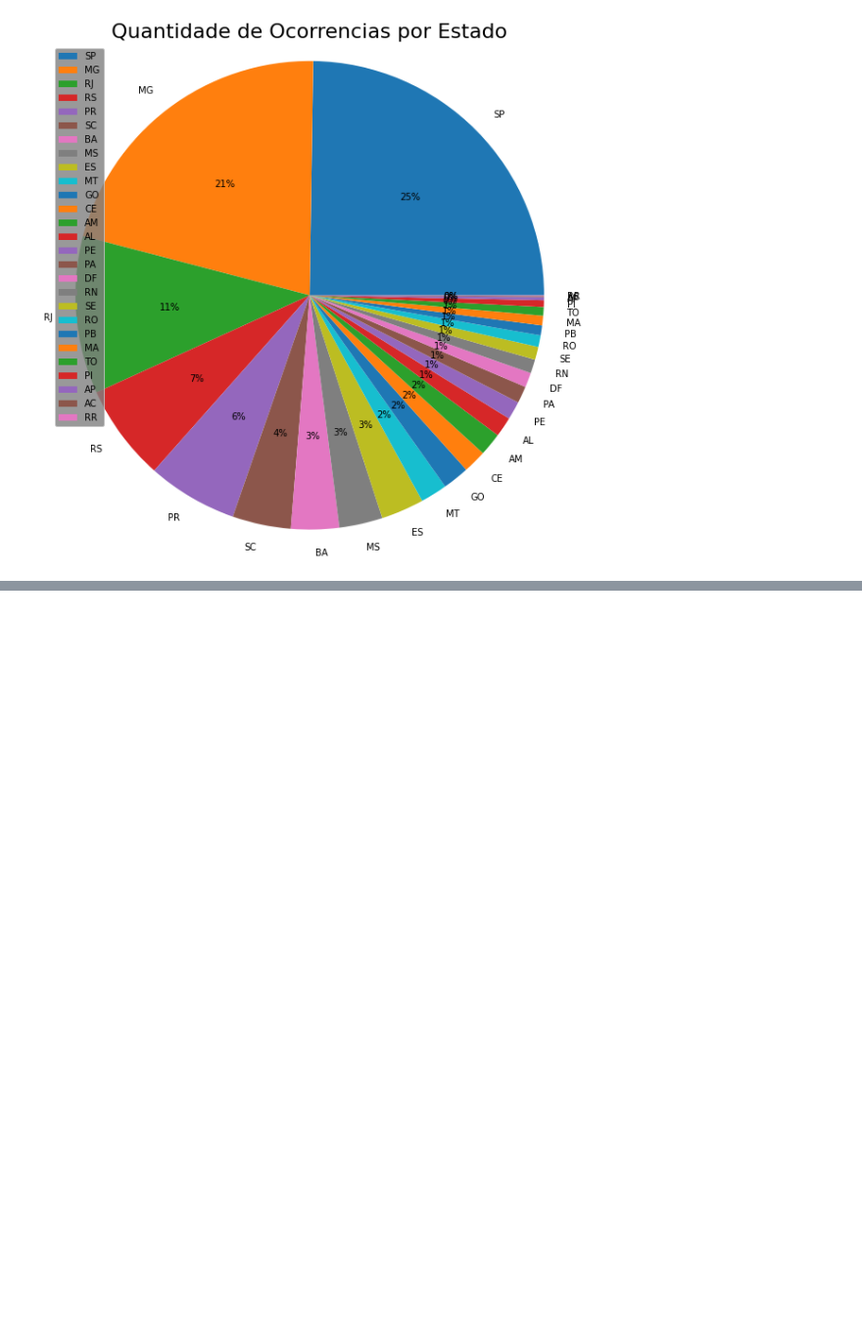
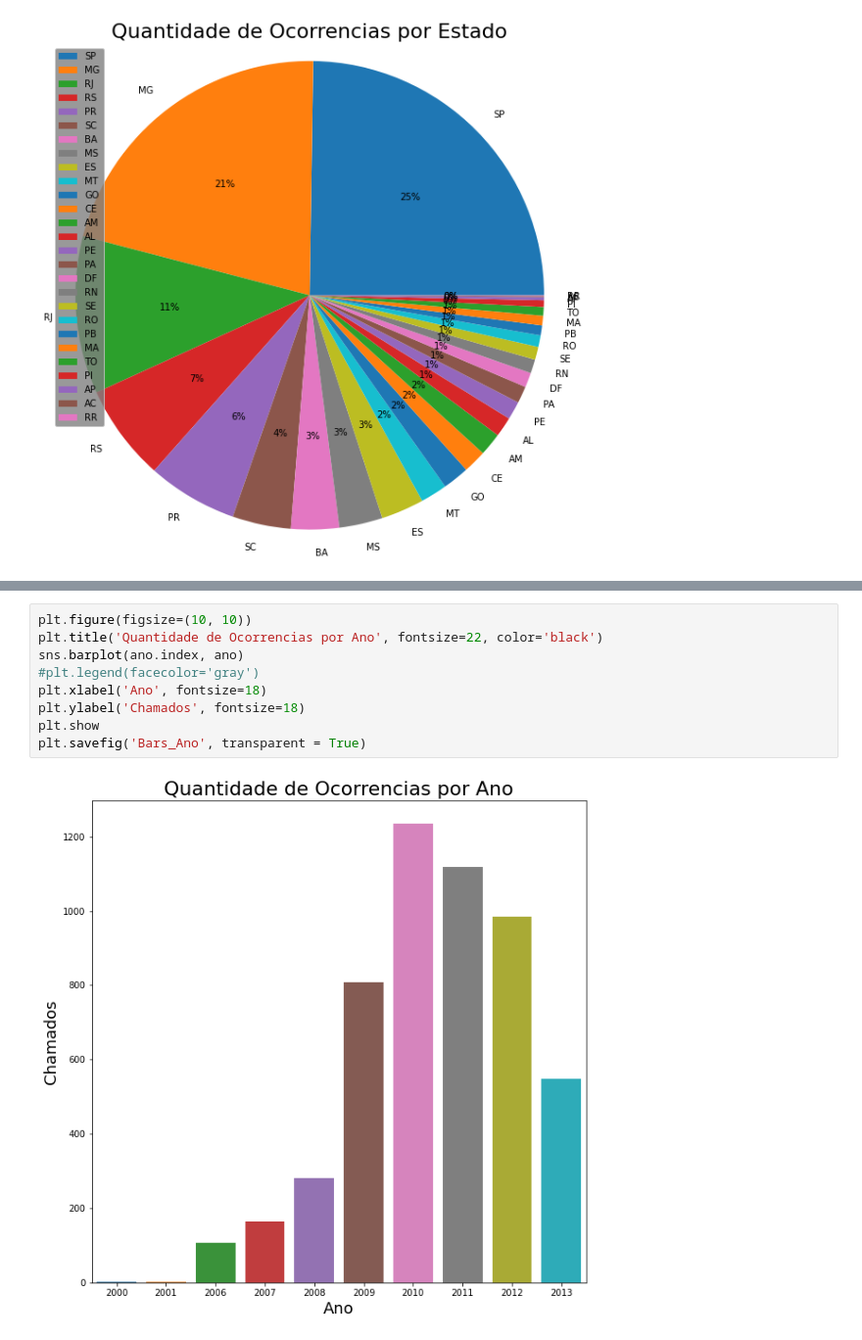
Before and after one commit to Aleister-LBRD/Python, a Jupyter notebook: Ibama/Ibama.ipynb, the cells around one changed output, grey strips where cells are left out. Shown at 98% size. Drawn from its saved outputs; the diff is of its cells as text; blank space fills up the shorter version.

```diff
--- a/Ibama/Ibama.ipynb
+++ b/Ibama/Ibama.ipynb
@@ -134,0 +141,11 @@ plt.savefig('Bars_Ano', transparent = True)
+# %%
+plt.figure(figsize=(10, 10))
+plt.title('Quantidade de Ocorrencias por Ano', fontsize=22, color='black')
+sns.barplot(ano.index, ano)
+#plt.legend(facecolor='gray')
+plt.xlabel('Ano', fontsize=18)
+plt.ylabel('Chamados', fontsize=18)
+plt.show
+plt.savefig('Bars_Ano', transparent = True)
+# %% [output]
+[figure, added]
```
Also changed, not shown: parts of 4 cells of this notebook, 4 other files.
